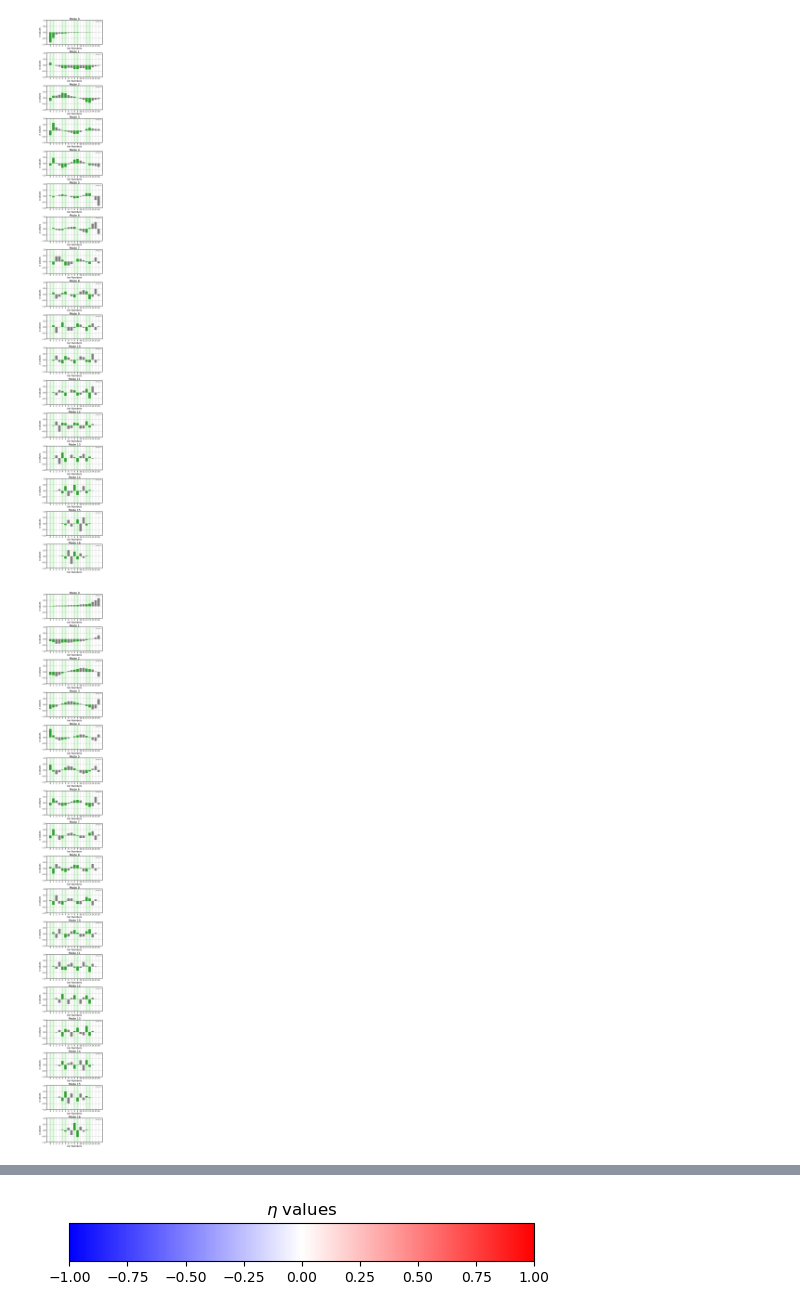
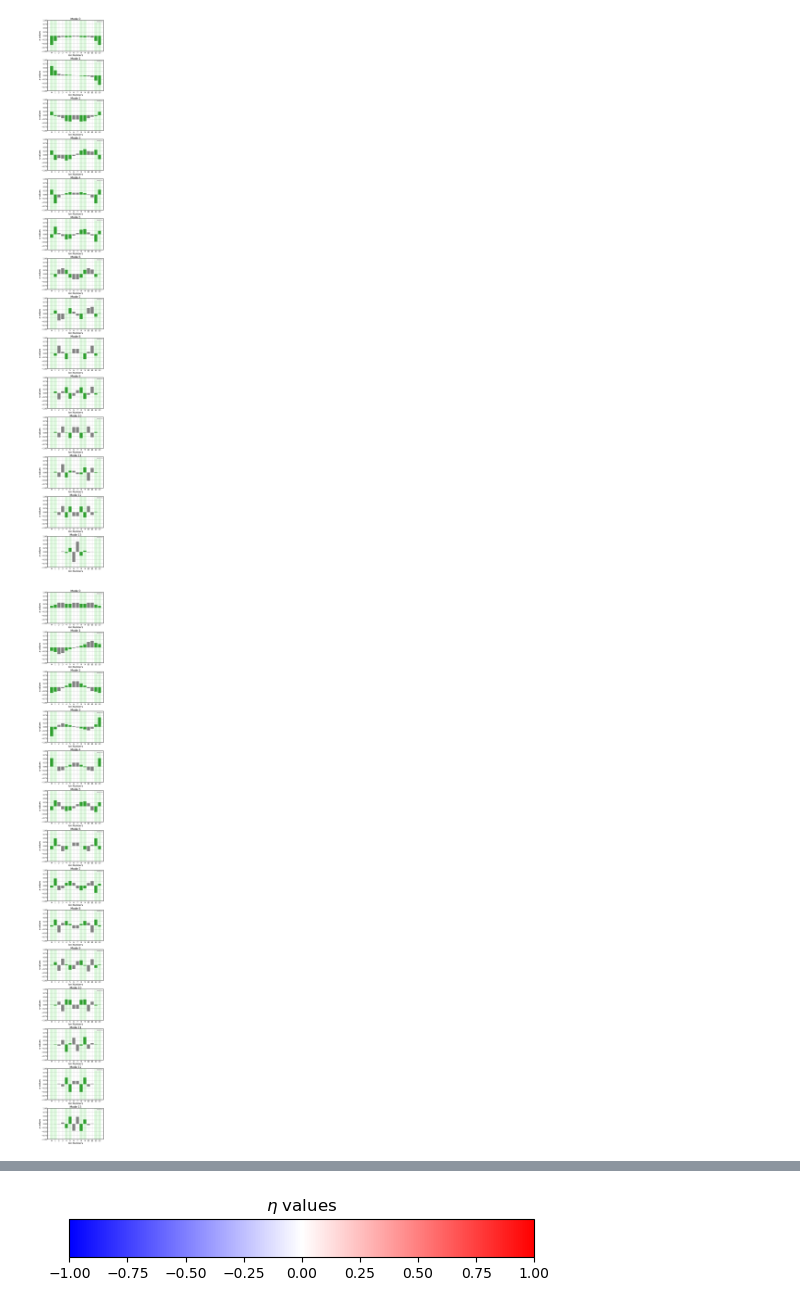
Before and after one commit to SQRLab/BladeRunner, a Jupyter notebook: Tweezers/17_ions_tweezed_0_1_4_5_8_9_12_13.ipynb, the cells around one changed output, grey strips where cells are left out. Drawn from its saved outputs; the diff is of its cells as text; code cells hidden in the pictures.

```diff
--- a/Tweezers/17_ions_tweezed_0_1_4_5_8_9_12_13.ipynb
+++ b/Tweezers/17_ions_tweezed_0_1_4_5_8_9_12_13.ipynb
@@ -84,7 +84,7 @@ mode_vectors_per_strength[0]
 # %%
 #setting up chain of ions to have N=17 ions, with ions 0,1,4,5,8,9,12,13 being tweezed
 
-N = 17
+N = 14
 #setting the blade trap frequencies that all ions feel
 wx = 1.0 * pi * 1e6 *2
 wa = wx /8
@@ -132,10 +132,10 @@ omega_a = omega_a * np.ones(N)
 omega_combined_rr = np.sqrt(omega_rf_r**2 + omega_tweezer_r**2)
 rr_modes = mode_calc_r(m,omega_combined_rr,omega_a)"""
 # Create a figure with subplots
-fig, axes = plt.subplots(nrows=17, ncols=1, figsize=(10, 85), dpi=100)  # Adjusted figsize and dpi
+fig, axes = plt.subplots(nrows=N, ncols=1, figsize=(10, 85), dpi=100)  # Adjusted figsize and dpi
 
 # Loop through each mode and plot
-for i in range(17):  # Single column for modes 0-16
+for i in range(N):  # Single column for modes 0-16
     ion_numbers = np.arange(0, N)
     tweezed_ions = [0,1,4,5,8,9,12,13]
     ax = axes[i]
@@ -165,42 +165,42 @@ fig.tight_layout()
 #plt.savefig("17_ions_tweezed_modes_bars.png")
 #plt.show()
 # %% [output]
-[figure, old version]
+[figure, new version]
 # %%
-fig, axes = plt.subplots(nrows=17, ncols=1, figsize=(10, 85), dpi=100)  # Adjusted figsize and dpi
+fig, axes = plt.subplots(nrows=N, ncols=1, figsize=(10, 85), dpi=100)  # Adjusted figsize and dpi
 
 # Loop through each mode and plot
-for i in range(17):  # Single column for modes 0-16
+for i in range(N):  # Single column for modes 0-16
     ion_numbers = np.arange(0, N)
     tweezed_ions = [0,1,4,5,8,9,12,13]
     ax = axes[i]
     ion_numbers = np.arange(0, N)
     ax.bar(ion_numbers, ar_modes[i][1], color = ['green'  if x in tweezed_ions else 'gray' for x in ion_numbers])
     ax.bar(tweezed_ions, 1,color = 'lightgreen',alpha = 0.3)
     ax.bar(tweezed_ions, -1,color = 'lightgreen',alpha = 0.3,label = "tweezed ions")
     ax.set_title(f'Mode {i}', fontsize=30)
     ax.set_xlabel('Ion Numbers', fontsize=25)
     ax.set_ylabel('$\eta $ values', fontsize=25)
     ax.set_ylim(-1, 1)  # Setting y-axis limits from -1 to 1 for all plots
     ax.set_xticks(ion_numbers)  # Adjusted to properly show ion numbers instead
     ax.legend()
 
     # Set thicker axes lines
     for axis in ['top','bottom','left','right']:
         ax.spines[axis].set_linewidth(3)
 
     # Add gridlines
     ax.grid(True, which='both', axis='both', color='gray', linestyle='-', linewidth=1)
 
     # Set tick labels fontsize
     ax.tick_params(axis='both', which='major', labelsize=20)
 
 # Use tight layout to adjust spacing
 fig.tight_layout()
 #plt.savefig("17_ions_tweezed_modes_bars.png")
 #plt.show()
 # %% [output]
-[figure, old version]
+[figure, new version]
 # %%
 data = rr_modes
 
```
Also changed, not shown: parts of 10 cells of this notebook, 7 other files.
